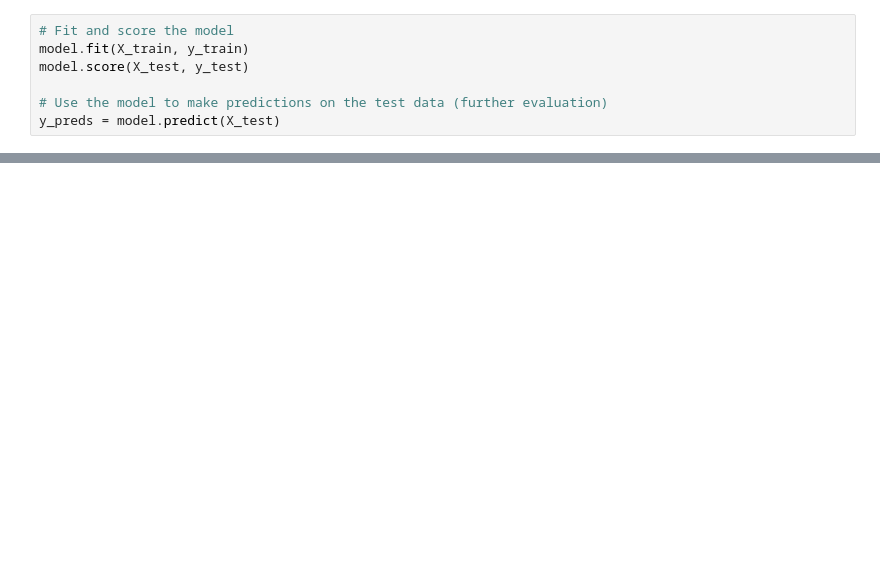
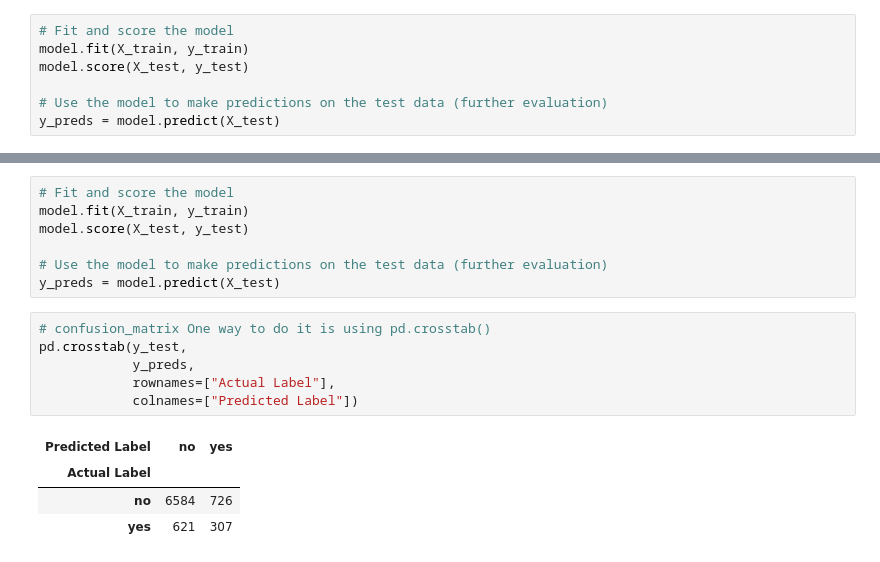
Before and after one commit to bahadurvikram/termdeposit, a Jupyter notebook: notebooks/term-deposit-notebook.ipynb, the cells around one changed output, grey strips where cells are left out. Cells and saved outputs as stored; diff of their text form; blank space fills up the shorter version.

```diff
--- a/notebooks/term-deposit-notebook.ipynb
+++ b/notebooks/term-deposit-notebook.ipynb
@@ -1293,0 +1357,18 @@ NameError: name 'plot_roc_curve' is not defined
+# %%
+# Fit and score the model
+model.fit(X_train, y_train)
+model.score(X_test, y_test)
+
+# Use the model to make predictions on the test data (further evaluation)
+y_preds = model.predict(X_test)
+# %%
+# confusion_matrix One way to do it is using pd.crosstab()
+pd.crosstab(y_test,
+            y_preds,
+            rownames=["Actual Label"],
+            colnames=["Predicted Label"])
+# %% [output]
+| Predicted Label | no | yes |
+| Actual Label |  |  |
+| no | 6584 | 726 |
+| yes | 621 | 307 |
```
Also changed, not shown: parts of 25 cells of this notebook.
